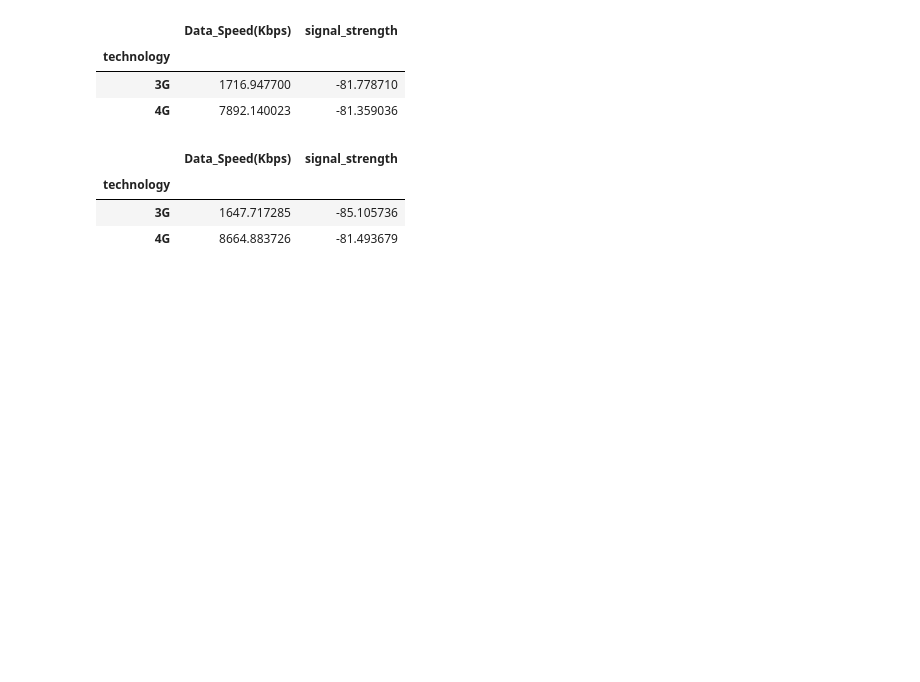
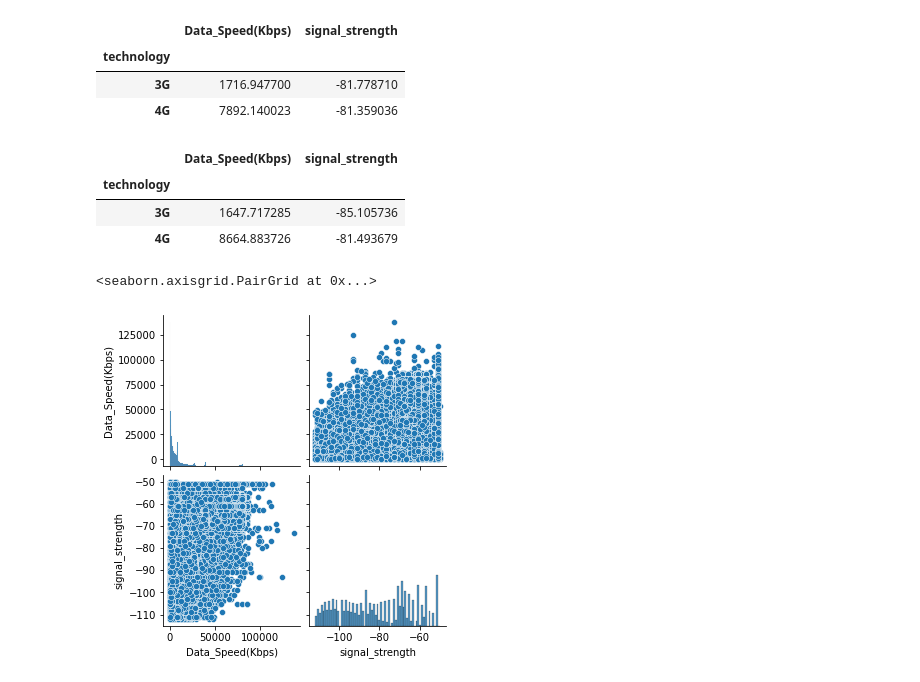
Before and after one commit to dhruvsahu/Data-Science-Practice-data-sets, a Jupyter notebook: January 2021 Network Analysis.ipynb, the cells around one changed output. Saved outputs shown, nothing was run; the diff lists cells and outputs as text; code cells hidden in the pictures; blank space fills up the shorter version.

```diff
--- a/January 2021 Network Analysis.ipynb
+++ b/January 2021 Network Analysis.ipynb
@@ -183,3 +183,8 @@ By_tech.mean()
 | technology |  |  |
 | 3G | 1647.717285 | -85.105736 |
 | 4G | 8664.883726 | -81.493679 |
+# %%
+sns.pairplot(net)
+# %% [output]
+<seaborn.axisgrid.PairGrid at 0x...>
+[figure, added]
```
Also changed, not shown: 2 other files.
